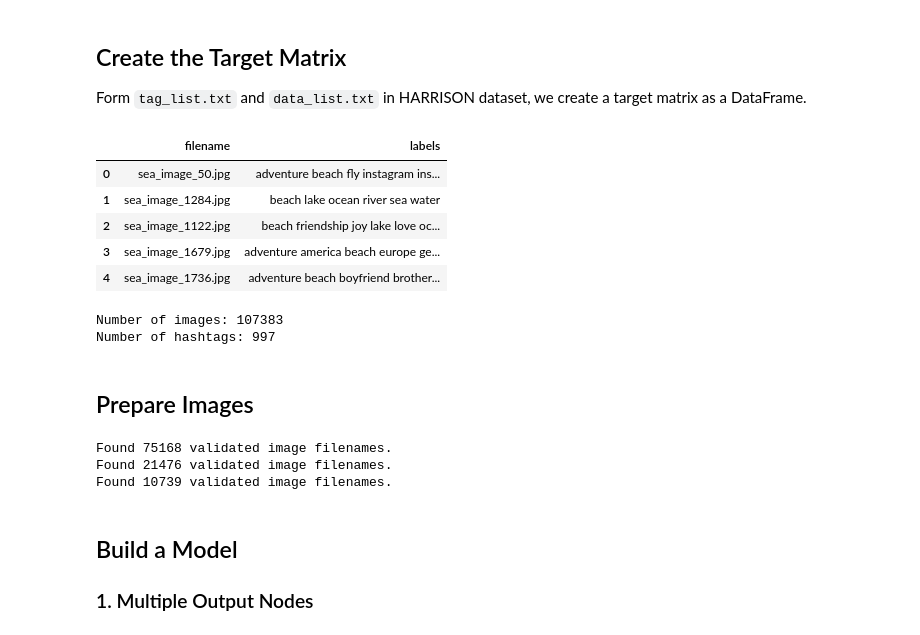
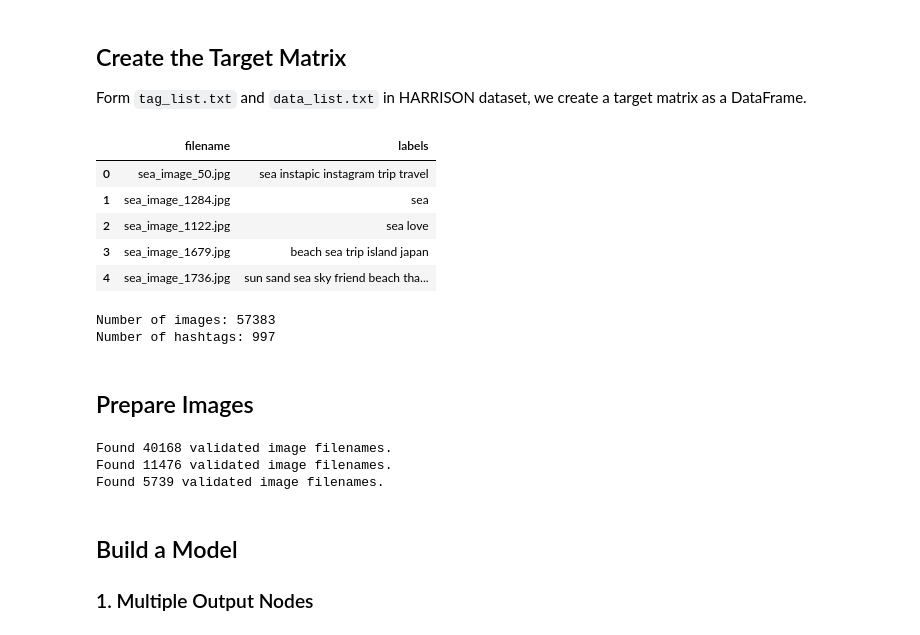
Before and after one commit to tomerlaufer123/cs130Project, a Jupyter notebook: model_development/notebooks/1-base-model.ipynb, the cells around one changed output. Cells and saved outputs as stored; diff of their text form; code cells hidden in the pictures.

````diff
--- a/model_development/notebooks/1-base-model.ipynb
+++ b/model_development/notebooks/1-base-model.ipynb
@@ -28,26 +29,23 @@ Using TensorFlow backend.
 ## Create the Target Matrix
 Form ```tag_list.txt``` and ```data_list.txt``` in HARRISON dataset, we create a target matrix as a DataFrame.
 # %%
-DATA_LIST = "../HARRISON/data_list_oversampled.txt"
-TAG_LIST = "../HARRISON/tag_list_oversampled.txt"
+DATA_LIST = "../HARRISON/data_list.txt"
+TAG_LIST = "../HARRISON/tag_list.txt"
 
 # Read files
 filename = pd.read_csv(DATA_LIST, names=["filename"], header=None)
 hashtag = pd.read_csv(TAG_LIST, names=["labels"], header=None,skip_blank_lines=False).fillna("")
 
-# Convert filenames from "instagram_dataset/xxx/yyy.jpg" to "xxx_yyy.jpg"
-# filename["filename"] = filename["filename"].apply(lambda x: "_".join(x.split("/")[1:]))
-
 # Concatenate filname and labels
 target = pd.concat([filename, hashtag], axis=1)
 target.head(5)
 # %% [output]
 |  | filename | labels |
-| 0 | sea_image_50.jpg | adventure beach fly instagram ins... |
-| 1 | sea_image_1284.jpg | beach lake ocean river sea water |
-| 2 | sea_image_1122.jpg | beach friendship joy lake love oc... |
-| 3 | sea_image_1679.jpg | adventure america beach europe ge... |
-| 4 | sea_image_1736.jpg | adventure beach boyfriend brother... |
+| 0 | sea_image_50.jpg | sea instapic instagram trip travel |
+| 1 | sea_image_1284.jpg | sea |
+| 2 | sea_image_1122.jpg | sea love |
+| 3 | sea_image_1679.jpg | beach sea trip island japan |
+| 4 | sea_image_1736.jpg | sun sand sea sky friend beach tha... |
 # %%
 # Use vectorizer to generate a one-hot encoding
 vectorizer = CountVectorizer(binary=True)
@@ -65,7 +63,7 @@ num_hashtags = X_df.shape[1]
 print(f"Number of images: {num_images}")
 print(f"Number of hashtags: {num_hashtags}")
 # %% [output]
-Number of images: 107383
+Number of images: 57383
 Number of hashtags: 997
 # %% [markdown]
 ## Prepare Images
@@ -110,16 +108,16 @@ test_generator = datagen.flow_from_dataframe(
         dataframe=target[val_idx:],
         directory=IMAGE_DIR,
         x_col="filename",
-        batch_size=1,
+        batch_size=32,
         seed=42,
         shuffle=False,
         class_mode=None,
         target_size=(100,100)
     )
 # %% [output]
-Found 75168 validated image filenames.
-Found 21476 validated image filenames.
-Found 10739 validated image filenames.
+Found 40168 validated image filenames.
+Found 11476 validated image filenames.
+Found 5739 validated image filenames.
 # %% [markdown]
 ## Build a Model
 ### 1. Multiple Output Nodes
````
Also changed, not shown: parts of 10 cells of this notebook, 11 other files.
